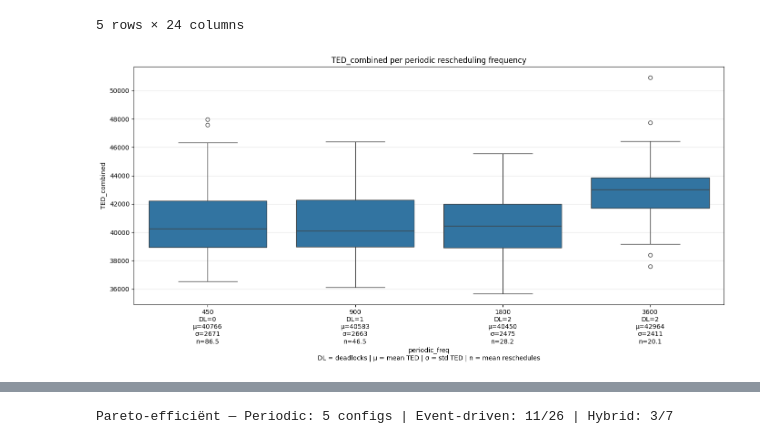
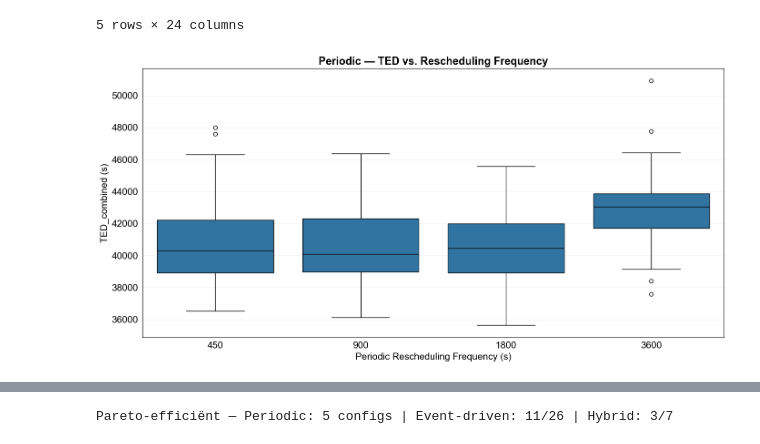
Before and after one commit to DauwDW/Thesis, a Jupyter notebook: notebooks/Analyse timing strategies.ipynb, the cells around one changed output, grey strips where cells are left out. Saved outputs shown, nothing was run; the diff lists cells and outputs as text; code cells hidden in the pictures.

Commit message:
Add periodic strategy analysis: boxplots, table, scatter plots

```diff
--- a/notebooks/Analyse timing strategies.ipynb
+++ b/notebooks/Analyse timing strategies.ipynb
@@ -112,100 +112,44 @@ import matplotlib.pyplot as plt
 # Filter periodic strategies
 # ============================================================
 
 periodic_df = raw_periodic.copy()
 
 # Exclude baseline / no-rescheduling
 periodic_df = periodic_df[periodic_df["periodic_freq"] != 100000]
 
 freq_order = sorted(periodic_df["periodic_freq"].unique())
 
-# ============================================================
-# Statistieken per periodic_freq
-# ============================================================
-
-stats_df = (
-    periodic_df
-    .groupby("periodic_freq")
-    .agg(
-        deadlocks=("deadlock", "sum"),
-        mean_TED=("TED_combined", "mean"),
-        std_TED=("TED_combined", "std"),
-        mean_n_delay=("n_delay_gt3min", "mean"),
-        std_n_delay=("n_delay_gt3min", "std"),
-        mean_reschedules=("n_rescheduled", "mean"),
-    )
-    .reindex(freq_order)
-)
-
 # Enkel non-deadlock runs voor de boxplots
 plot_df = periodic_df[~periodic_df["deadlock"]].copy()
 
 # ============================================================
 # TED BOXPLOT
 # ============================================================
 
 fig, ax = plt.subplots(figsize=(14, 7))
 
 sns.boxplot(
     data=plot_df,
     x="periodic_freq",
     y="TED_combined",
     order=freq_order,
-    ax=ax
+    ax=ax,
+    linecolor="black",
+    flierprops={"markeredgecolor": "black"}
 )
 
-labels = []
-for freq in freq_order:
-    row = stats_df.loc[freq]
-    label = (
-        f"{freq:.0f}\n"
-        f"DL={int(row['deadlocks'])}\n"
-        f"μ={row['mean_TED']:.0f}\n"
-        f"σ={row['std_TED']:.0f}\n"
-        f"n={row['mean_reschedules']:.1f}"
-    )
-    labels.append(label)
-
-ax.set_xticklabels(labels)
-plt.title("TED_combined per periodic rescheduling frequency")
-plt.xlabel("periodic_freq\nDL = deadlocks | μ = mean TED | σ = std TED | n = mean reschedules")
-plt.ylabel("TED_combined")
+ax.set_xticklabels([f"{int(f)}" for f in freq_order], fontsize=15)
+ax.tick_params(axis="y", labelsize=15, colors="black")
+ax.tick_params(axis="x", colors="black")
+ax.spines["bottom"].set_color("black")
+ax.spines["top"].set_color("black")
+ax.spines["left"].set_color("black")
+ax.spines["right"].set_color("black")
+plt.title("Periodic — TED vs. Rescheduling Frequency", fontsize=17, color="black", fontweight="bold")
+plt.xlabel("Periodic Rescheduling Frequency (s)", fontsize=15, color="black")
+plt.ylabel("TED_combined (s)", fontsize=15, color="black")
 plt.grid(axis="y", alpha=0.3)
 plt.tight_layout()
 plt.show()
-
-# ============================================================
-# TREINEN MET VERTRAGING > 3 MIN BOXPLOT
-# ============================================================
-
-fig, ax = plt.subplots(figsize=(14, 7))
-
-sns.boxplot(
-    data=plot_df,
-    x="periodic_freq",
-    y="n_delay_gt3min",
-    order=freq_order,
-    ax=ax
-)
-
-labels = []
-for freq in freq_order:
-    row = stats_df.loc[freq]
-    label = (
-        f"{freq:.0f}\n"
-        f"DL={int(row['deadlocks'])}\n"
-        f"μ={row['mean_n_delay']:.1f}\n"
-        f"σ={row['std_n_delay']:.1f}\n"
-        f"n={row['mean_reschedules']:.1f}"
-    )
-    labels.append(label)
-
-ax.set_xticklabels(labels)
-plt.title("Treinen met vertraging > 3 min per periodic rescheduling frequency")
-plt.xlabel("periodic_freq\nDL = deadlocks | μ = mean | σ = std | n = mean reschedules")
-plt.ylabel("n_delay_gt3min")
-plt.grid(axis="y", alpha=0.3)
-plt.tight_layout()
-plt.show()
 # %% [output]
-[figure, old version]
+[figure, new version]
```
Also changed, not shown: parts of 7 cells of this notebook.
